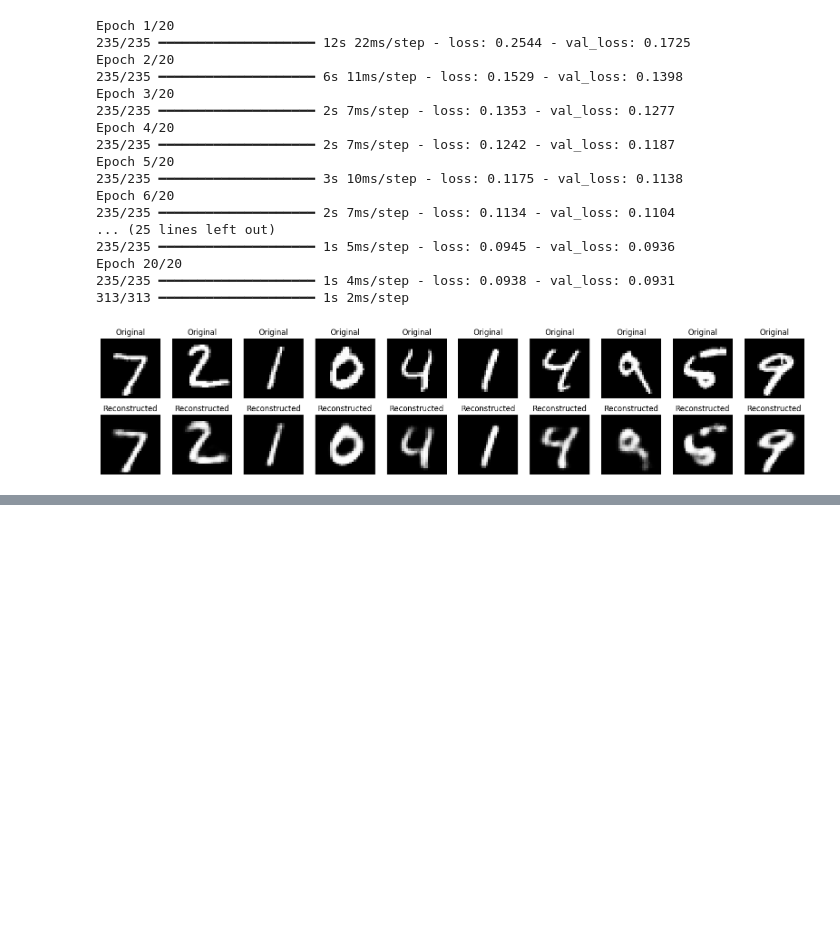
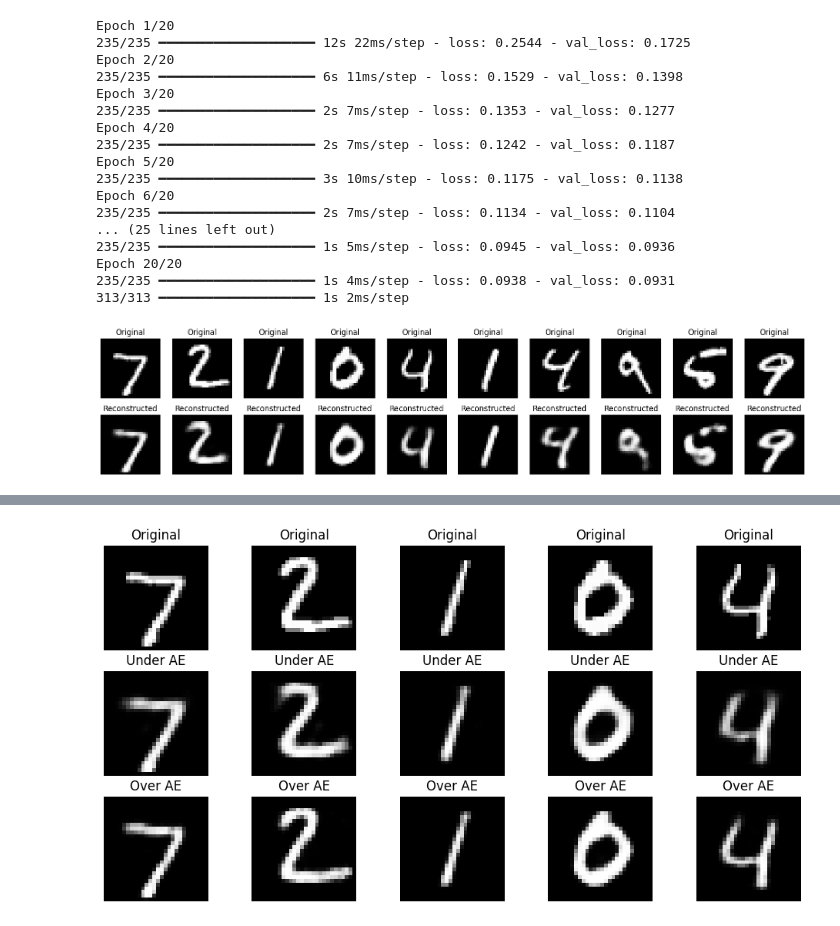
Before and after one commit to Praharshita1275/deep_learning_practice, a Jupyter notebook: deep_learning_sem6.ipynb, the cells around one changed output, grey strips where cells are left out. Cells and saved outputs as stored; diff of their text form; code cells hidden in the pictures; blank space fills up the shorter version.

```diff
--- a/deep_learning_sem6.ipynb
+++ b/deep_learning_sem6.ipynb
@@ -2808,3 +2808,84 @@ Epoch 20/20
 235/235 ━━━━━━━━━━━━━━━━━━━━ 1s 4ms/step - loss: 0.0938 - val_loss: 0.0931
 313/313 ━━━━━━━━━━━━━━━━━━━━ 1s 2ms/step
 [figure]
+# %%
+#23)
+# Undercomplete vs Overcomplete Autoencoder (Single Cell)
+
+import numpy as np
+import matplotlib.pyplot as plt
+from tensorflow.keras.datasets import mnist
+from tensorflow.keras.models import Model
+from tensorflow.keras.layers import Input, Dense
+
+# Load data
+(x_train, _), (x_test, _) = mnist.load_data()
+
+# Normalize and flatten
+x_train = x_train.astype('float32') / 255.
+x_test = x_test.astype('float32') / 255.
+
+x_train = x_train.reshape((len(x_train), 784))
+x_test = x_test.reshape((len(x_test), 784))
+
+# Function to build AE
+def build_autoencoder(encoding_dim):
+    input_img = Input(shape=(784,))
+
+    # Encoder
+    encoded = Dense(128, activation='relu')(input_img)
+    encoded = Dense(encoding_dim, activation='relu')(encoded)
+
+    # Decoder
+    decoded = Dense(128, activation='relu')(encoded)
+    decoded = Dense(784, activation='sigmoid')(decoded)
+
+    model = Model(input_img, decoded)
+    model.compile(optimizer='adam', loss='binary_crossentropy')
+
+    return model
+
+# Undercomplete AE (compression)
+under_dim = 32   # smaller than 784
+under_ae = build_autoencoder(under_dim)
+
+# Overcomplete AE (expansion)
+over_dim = 1024  # larger than 784
+over_ae = build_autoencoder(over_dim)
+
+# Train both
+print("Training Undercomplete AE...")
+under_ae.fit(x_train, x_train, epochs=10, batch_size=256, verbose=0)
+
+print("Training Overcomplete AE...")
+over_ae.fit(x_train, x_train, epochs=10, batch_size=256, verbose=0)
+
+# Predictions
+under_decoded = under_ae.predict(x_test)
+over_decoded = over_ae.predict(x_test)
+
+# Visualization
+n = 5
+plt.figure(figsize=(12, 6))
+
+for i in range(n):
+    # Original
+    plt.subplot(3, n, i+1)
+    plt.imshow(x_test[i].reshape(28,28), cmap='gray')
+    plt.title("Original")
+    plt.axis('off')
+
+    # Undercomplete
+    plt.subplot(3, n, i+1+n)
+    plt.imshow(under_decoded[i].reshape(28,28), cmap='gray')
+    plt.title("Under AE")
+    plt.axis('off')
+
+    # Overcomplete
+    plt.subplot(3, n, i+1+2*n)
+    plt.imshow(over_decoded[i].reshape(28,28), cmap='gray')
+    plt.title("Over AE")
+    plt.axis('off')
+
+plt.show()
+# %% [output]
@@ -2810,0 +2896 @@ Epoch 20/20
+[figure, added]
```
Also changed, not shown: parts of 4 cells of this notebook.
